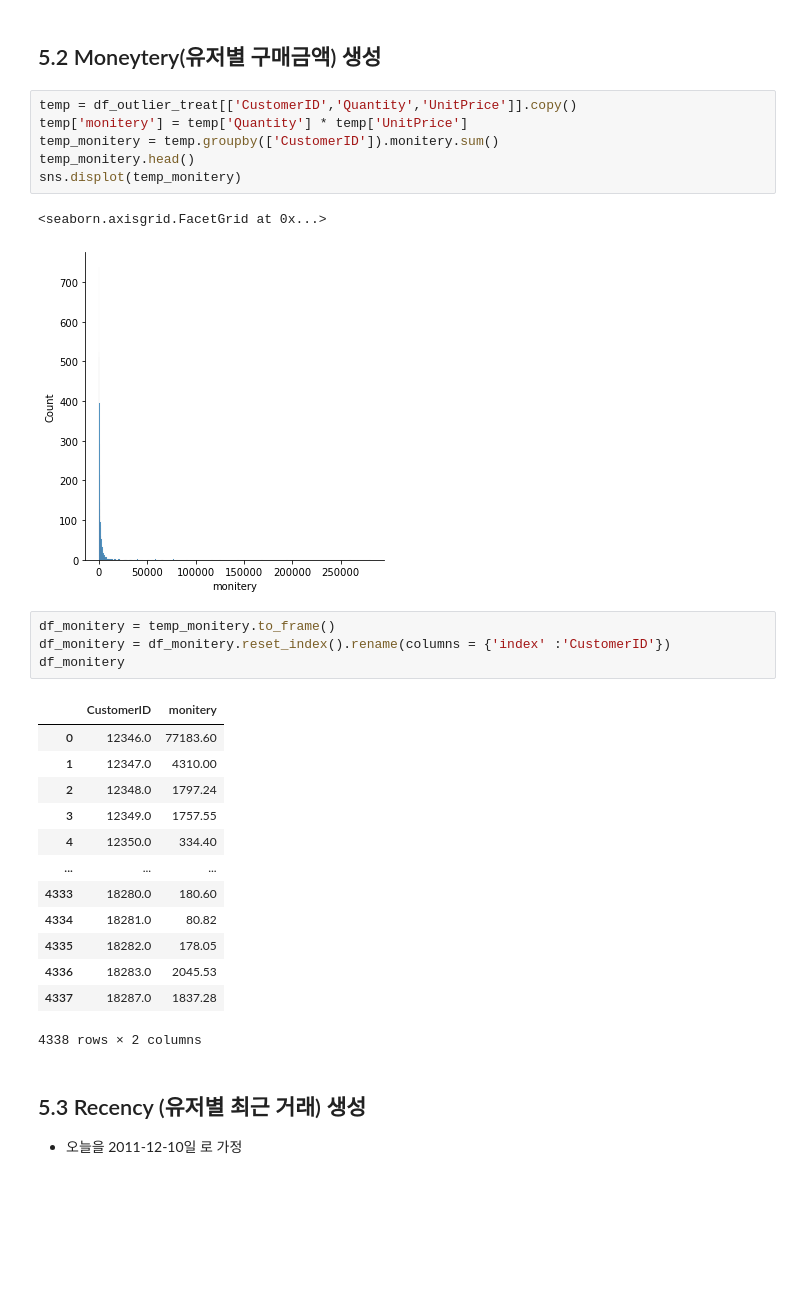
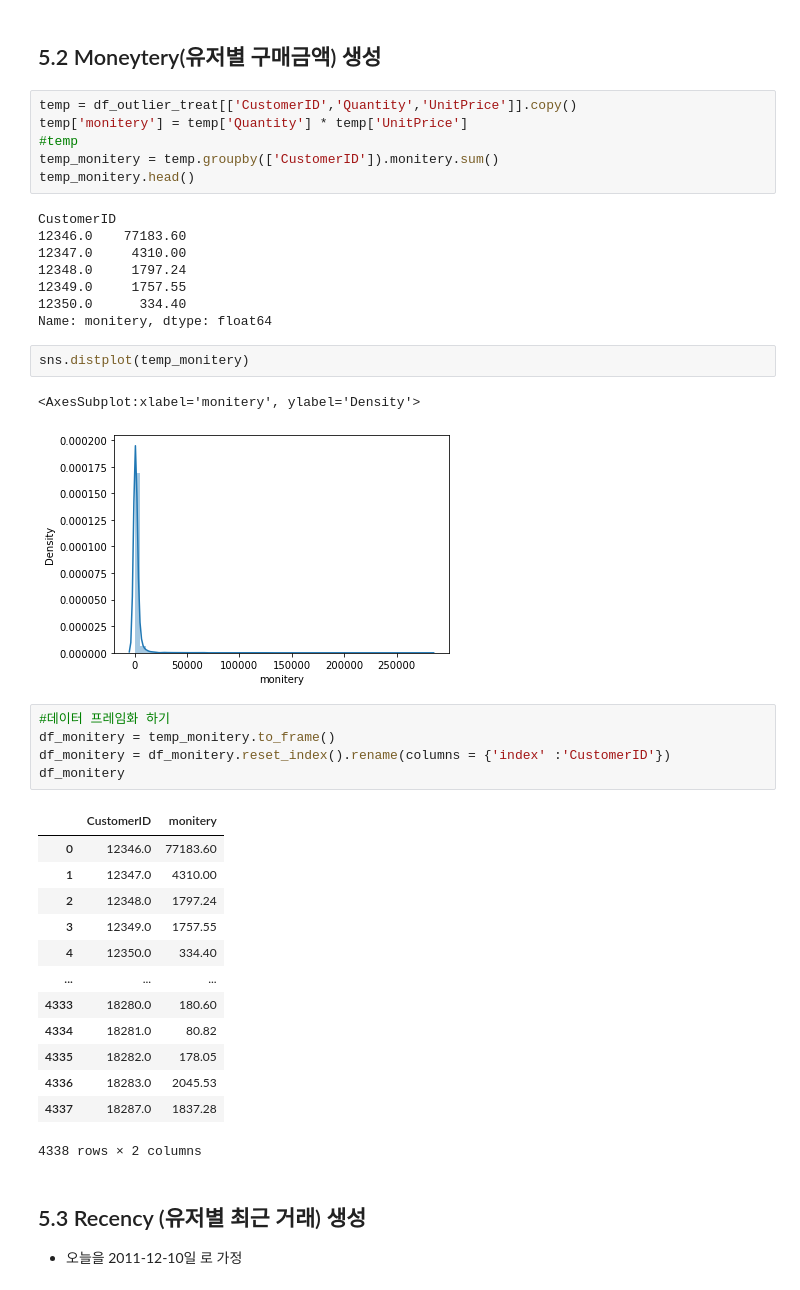
Before and after one commit to MattersOfData/CRM-Analysis, a Jupyter notebook: DAY1_Customer Segmentation.ipynb, the cells around one changed output. Cells and saved outputs as stored; diff of their text form; blank space fills up the shorter version.

```diff
--- a/DAY1_Customer Segmentation.ipynb
+++ b/DAY1_Customer Segmentation.ipynb
@@ -564,13 +566,24 @@ df_frequecy
 # %%
 temp = df_outlier_treat[['CustomerID','Quantity','UnitPrice']].copy()
 temp['monitery'] = temp['Quantity'] * temp['UnitPrice']
+#temp
 temp_monitery = temp.groupby(['CustomerID']).monitery.sum()
 temp_monitery.head()
-sns.displot(temp_monitery)
 # %% [output]
-<seaborn.axisgrid.FacetGrid at 0x...>
+CustomerID
+12346.0    77183.60
+12347.0     4310.00
+12348.0     1797.24
+12349.0     1757.55
+12350.0      334.40
+Name: monitery, dtype: float64
-[figure, removed]
+# %%
+sns.distplot(temp_monitery)
+# %% [output]
+<AxesSubplot:xlabel='monitery', ylabel='Density'>
+[figure, added]
 # %%
+#데이터 프레임화 하기
 df_monitery = temp_monitery.to_frame()
 df_monitery = df_monitery.reset_index().rename(columns = {'index' :'CustomerID'})
 df_monitery
```
Also changed, not shown: parts of 31 cells of this notebook.
